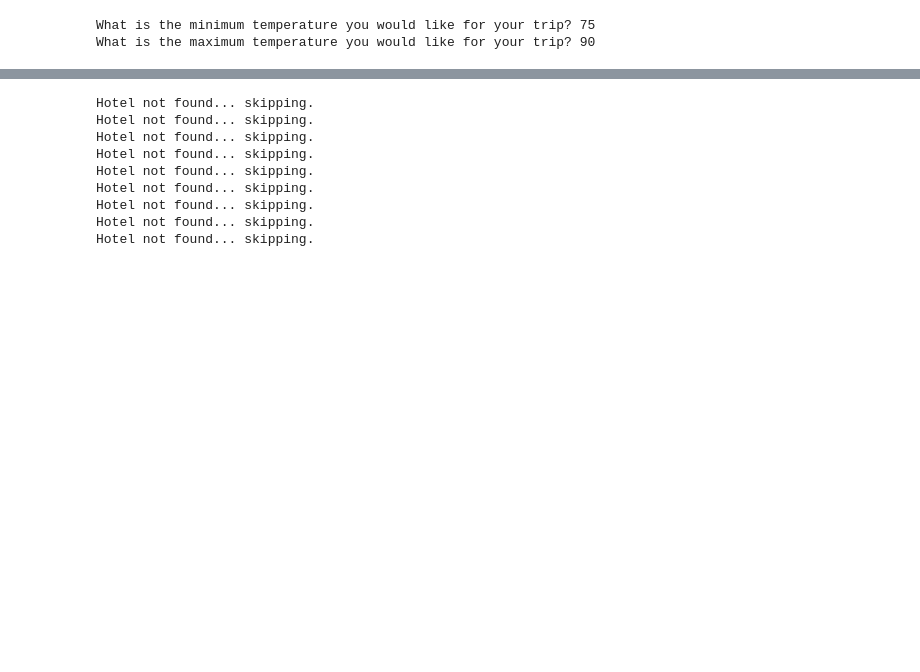
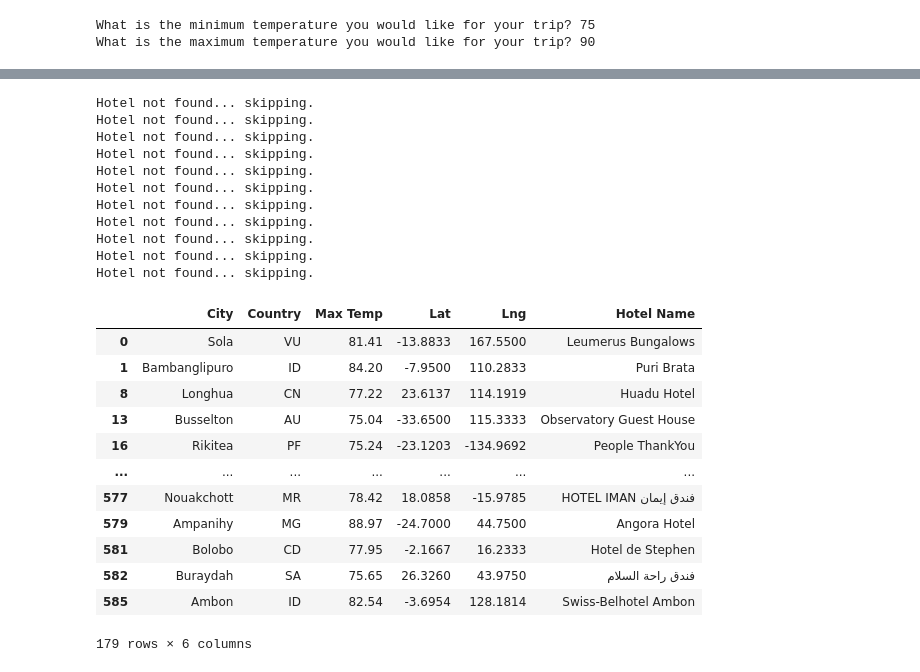
Before and after one commit to vedikanigam/World_Weather_Analysis, a Jupyter notebook: VacationPy.ipynb, the cells around one changed output, grey strips where cells are left out. Drawn from its saved outputs; the diff is of its cells as text; code cells hidden in the pictures; blank space fills up the shorter version.

```diff
--- a/VacationPy.ipynb
+++ b/VacationPy.ipynb
@@ -188,11 +190,11 @@ for index, row in hotel_df.iterrows():
     base_url = "https://maps.googleapis.com/maps/api/place/nearbysearch/json"
 
     # Make request and get the JSON data from the search.
-    hotels = requests.get(base_url, params=params).json()
+    hotel = requests.get(base_url, params=params).json()
 
     # Grab the first hotel from the results and store the name.
     try:
-        hotel_df.loc[index, "Hotel Name"] = hotels["results"][0]["name"]
+        hotel_df.loc[index, "Hotel Name"] = hotel["results"][0]["name"]
     except (IndexError):
         print("Hotel not found... skipping.")
 # %% [output]
@@ -205,8 +207,25 @@ Hotel not found... skipping.
 Hotel not found... skipping.
 Hotel not found... skipping.
 Hotel not found... skipping.
+Hotel not found... skipping.
+Hotel not found... skipping.
 # %%
-#hotel_df
+# hotel_df = hotel_df.dropna(how='any')
+hotel_df
+# %% [output]
+|  | City | Country | Max Temp | Lat | Lng | Hotel Name |
+| 0 | Sola | VU | 81.41 | -13.8833 | 167.5500 | Leumerus Bungalows |
+| 1 | Bambanglipuro | ID | 84.20 | -7.9500 | 110.2833 | Puri Brata |
+| 8 | Longhua | CN | 77.22 | 23.6137 | 114.1919 | Huadu Hotel |
+| 13 | Busselton | AU | 75.04 | -33.6500 | 115.3333 | Observatory Guest House |
+| 16 | Rikitea | PF | 75.24 | -23.1203 | -134.9692 | People ThankYou |
+| ... | ... | ... | ... | ... | ... | ... |
+| 577 | Nouakchott | MR | 78.42 | 18.0858 | -15.9785 | HOTEL IMAN فندق إيمان |
+| 579 | Ampanihy | MG | 88.97 | -24.7000 | 44.7500 | Angora Hotel |
+| 581 | Bolobo | CD | 77.95 | -2.1667 | 16.2333 | Hotel de Stephen |
+| 582 | Buraydah | SA | 75.65 | 26.3260 | 43.9750 | فندق راحة السلام |
+| 585 | Ambon | ID | 82.54 | -3.6954 | 128.1814 | Swiss-Belhotel Ambon |
+179 rows × 6 columns
 # %%
 info_box_template = """
 <dl>
```
Also changed, not shown: parts of 3 cells of this notebook, 17 other files.
